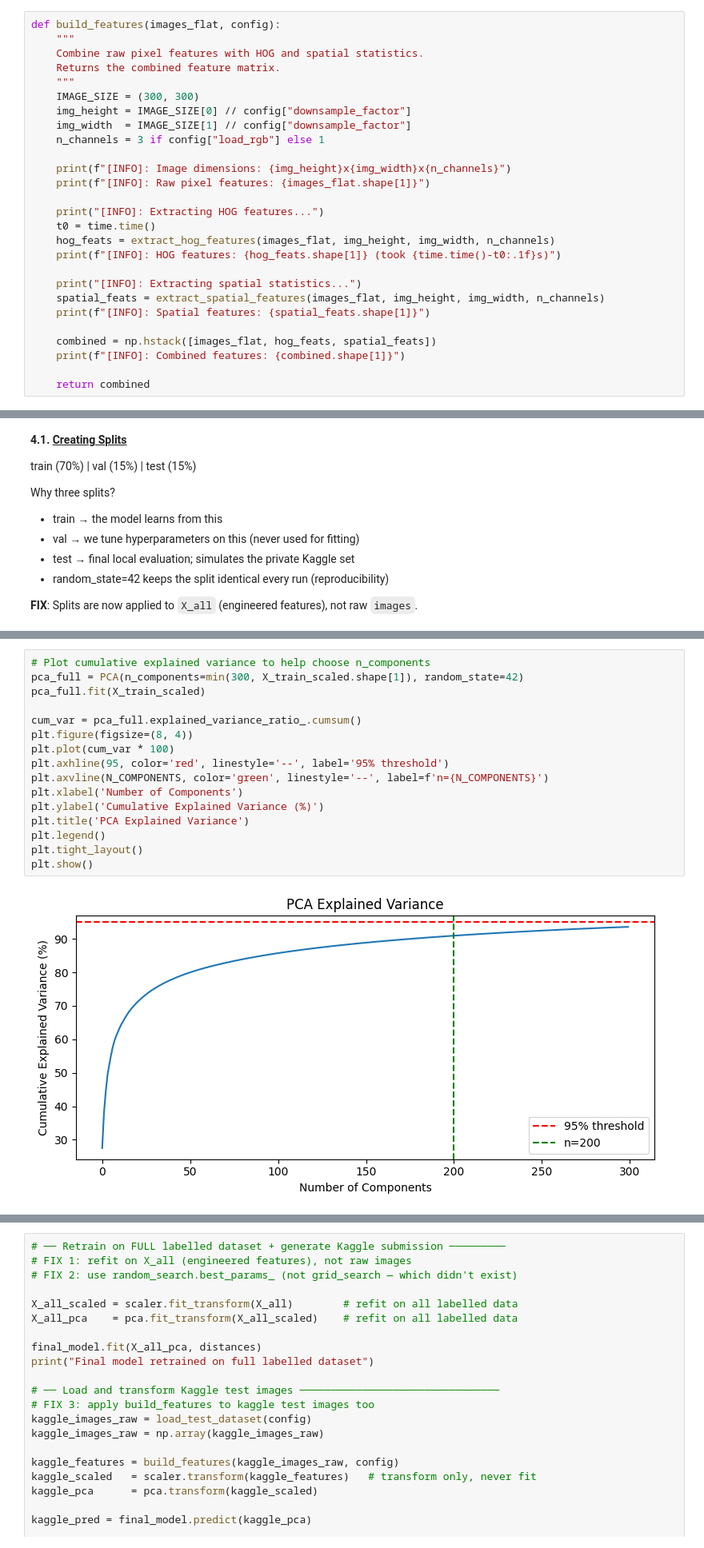
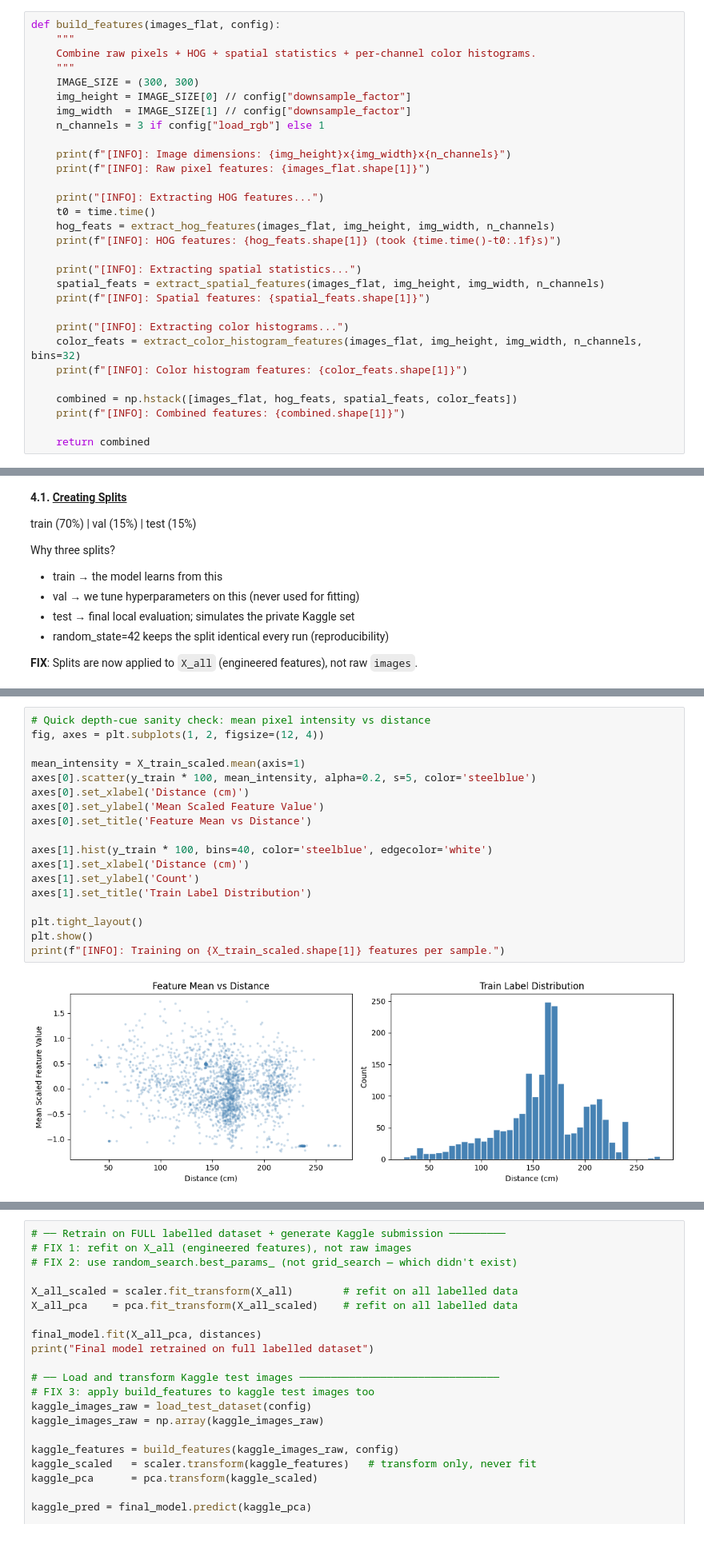
Before and after one commit to aapaul29/Distance-Recognition-SML1-, a Jupyter notebook: main_fixed.ipynb, the cells around one changed output, grey strips where cells are left out. Shown at 80% size. Drawn from its saved outputs; the diff is of its cells as text.

```diff
--- a/main_fixed.ipynb
+++ b/main_fixed.ipynb
@@ -162,8 +251,7 @@ def extract_spatial_features(images_flat, img_height, img_width, n_channels):
 # %%
 def build_features(images_flat, config):
     """
-    Combine raw pixel features with HOG and spatial statistics.
-    Returns the combined feature matrix.
+    Combine raw pixels + HOG + spatial statistics + per-channel color histograms.
     """
     IMAGE_SIZE = (300, 300)
     img_height = IMAGE_SIZE[0] // config["downsample_factor"]
@@ -182,7 +270,11 @@ def build_features(images_flat, config):
     spatial_feats = extract_spatial_features(images_flat, img_height, img_width, n_channels)
     print(f"[INFO]: Spatial features: {spatial_feats.shape[1]}")
 
-    combined = np.hstack([images_flat, hog_feats, spatial_feats])
+    print("[INFO]: Extracting color histograms...")
+    color_feats = extract_color_histogram_features(images_flat, img_height, img_width, n_channels, bins=32)
+    print(f"[INFO]: Color histogram features: {color_feats.shape[1]}")
+
+    combined = np.hstack([images_flat, hog_feats, spatial_feats, color_feats])
     print(f"[INFO]: Combined features: {combined.shape[1]}")
 
     return combined
@@ -298,18 +385,20 @@ Reduced feature shape: (2101, 200)
-# %%
-# Plot cumulative explained variance to help choose n_components
-pca_full = PCA(n_components=min(300, X_train_scaled.shape[1]), random_state=42)
-pca_full.fit(X_train_scaled)
-
-cum_var = pca_full.explained_variance_ratio_.cumsum()
-plt.figure(figsize=(8, 4))
-plt.plot(cum_var * 100)
-plt.axhline(95, color='red', linestyle='--', label='95% threshold')
-plt.axvline(N_COMPONENTS, color='green', linestyle='--', label=f'n={N_COMPONENTS}')
-plt.xlabel('Number of Components')
-plt.ylabel('Cumulative Explained Variance (%)')
-plt.title('PCA Explained Variance')
-plt.legend()
-plt.tight_layout()
-plt.show()
-# %% [output]
-[figure, removed]
+# %%
+# Quick depth-cue sanity check: mean pixel intensity vs distance
+fig, axes = plt.subplots(1, 2, figsize=(12, 4))
+
+mean_intensity = X_train_scaled.mean(axis=1)
+axes[0].scatter(y_train * 100, mean_intensity, alpha=0.2, s=5, color='steelblue')
+axes[0].set_xlabel('Distance (cm)')
+axes[0].set_ylabel('Mean Scaled Feature Value')
+axes[0].set_title('Feature Mean vs Distance')
+
+axes[1].hist(y_train * 100, bins=40, color='steelblue', edgecolor='white')
+axes[1].set_xlabel('Distance (cm)')
+axes[1].set_ylabel('Count')
+axes[1].set_title('Train Label Distribution')
+
+plt.tight_layout()
+plt.show()
+print(f"[INFO]: Training on {X_train_scaled.shape[1]} features per sample.")
+# %% [output]
+[figure, added]
```
Also changed, not shown: parts of 20 cells of this notebook.
